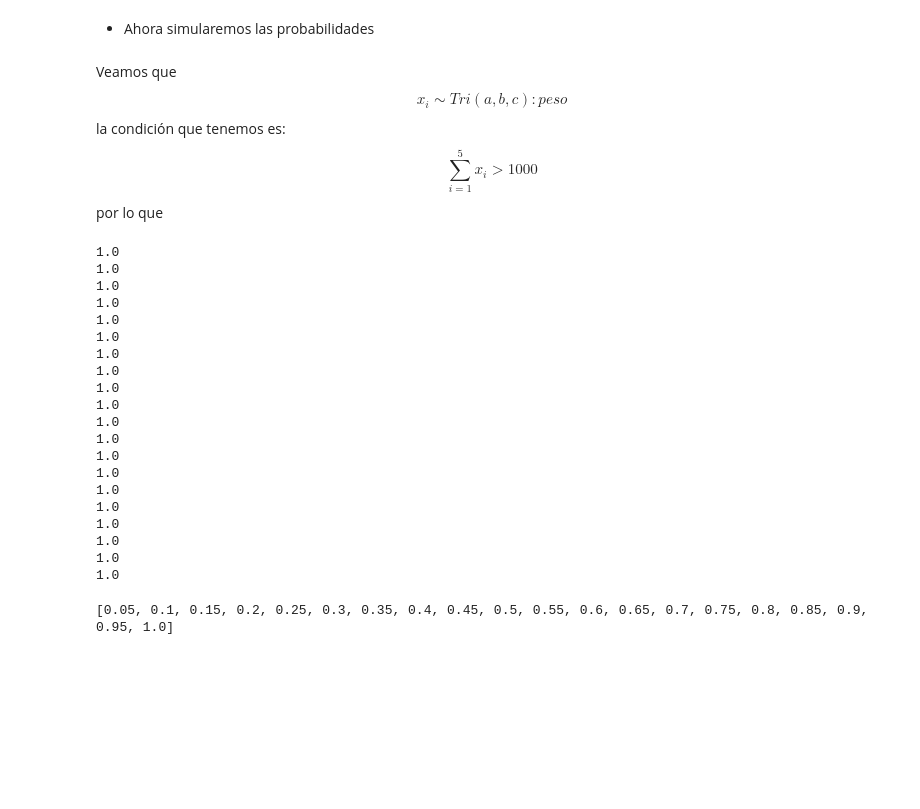
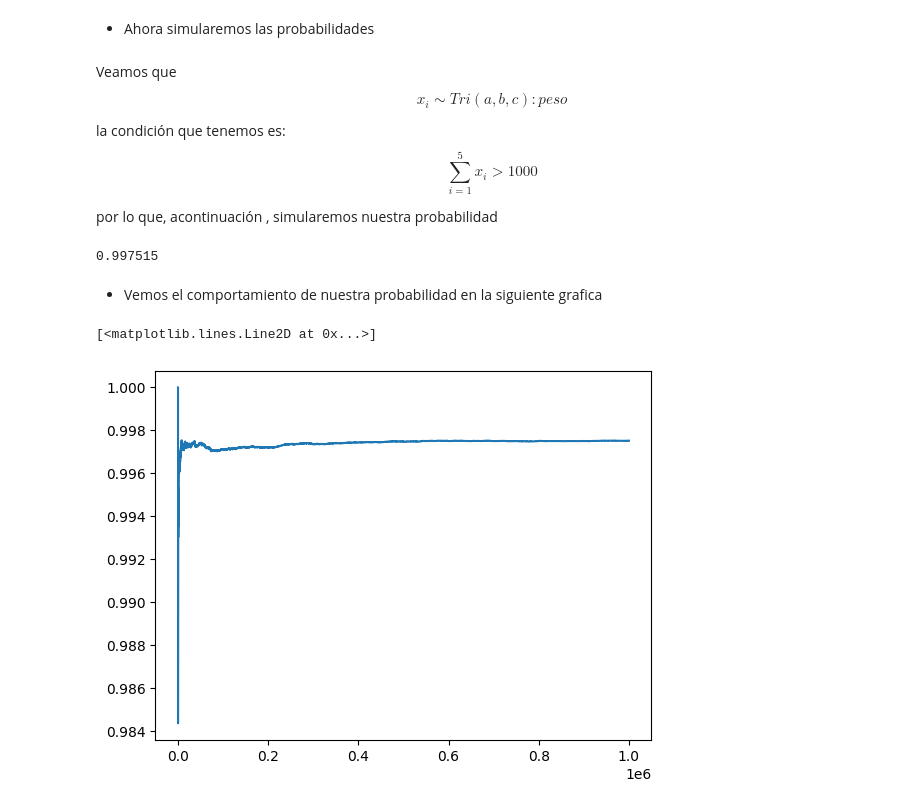
Before and after one commit to MaricelaMH/Simulacion-1, a Jupyter notebook: EJERCICIO1_3P.ipynb, the cells around one changed output. Cells and saved outputs as stored; diff of their text form; code cells hidden in the pictures; blank space fills up the shorter version.

```diff
--- a/EJERCICIO1_3P.ipynb
+++ b/EJERCICIO1_3P.ipynb
@@ -165,47 +164,31 @@ plt.hist(G, bins=50, color='lightblue')
 * Ahora simularemos las probabilidades
 # %% [markdown]
 Veamos que $$x_i \sim Tri(a,b,c) : peso$$
+
 la condición que tenemos es: $$ \sum_{i=1}^{5} x_i > 1000 $$
-por lo que
+
+por lo que, acontinuación , simularemos nuestra probabilidad
 # %%
-def sum_tinas(a,b,c):
-  n=20
-  cont=0
-  lista=[]
-  for i in range(n):
-    if sum(probtria(5)) > 1000:
-      cont=cont+1
-prob=cont/(i+1)
-print(prob)
-    lista.append(prob)
-  return lista
+lista = []
+cont = 0
+N = 1000000
+prob = []
+
+for i in range (N):
+   if sum(muestra(5)) > 1000:
+       cont = cont + 1
+   prob.append(cont/(i+1))
+p = cont/N
+print(p)
+# %% [output]
+0.997515
-# %%
-A= sum_tinas(190,230,210)
-# %% [output]
-1.0
-1.0
-1.0
-1.0
-1.0
-1.0
-1.0
-1.0
-1.0
-1.0
-1.0
-1.0
-1.0
-1.0
-1.0
-1.0
-1.0
-1.0
-1.0
-1.0
-# %%
-print(A)
-# %% [output]
-[0.05, 0.1, 0.15, 0.2, 0.25, 0.3, 0.35, 0.4, 0.45, 0.5, 0.55, 0.6, 0.65, 0.7, 0.75, 0.8, 0.85, 0.9, 0.95, 1.0]
+# %% [markdown]
+* Vemos el comportamiento de nuestra probabilidad en la siguiente grafica
+# %%
+plt.plot(prob)
+# %% [output]
+[<matplotlib.lines.Line2D at 0x...>]
+[figure, added]
 # %% [markdown]
        E   J   E   R   C   I   C   I   O    2
 
```
Also changed, not shown: parts of 7 cells of this notebook.
